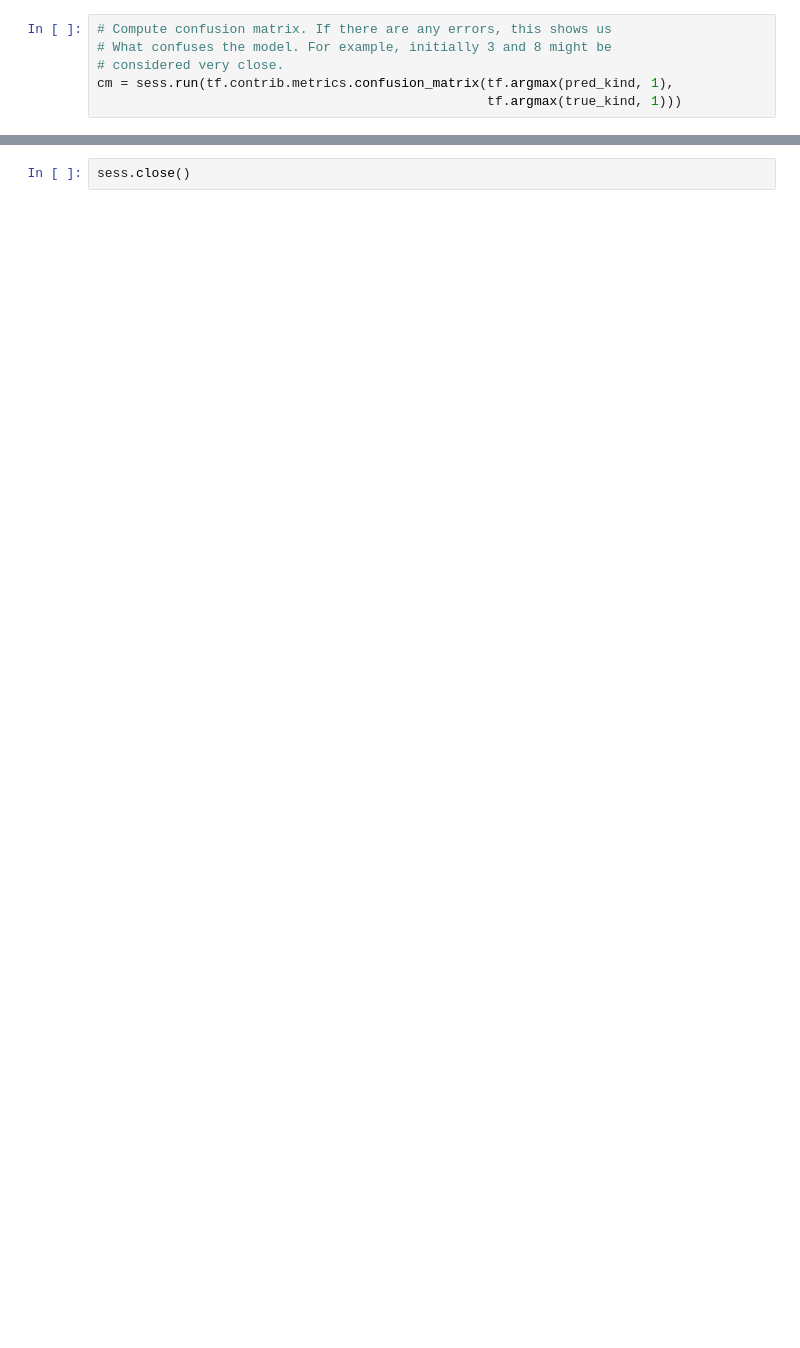
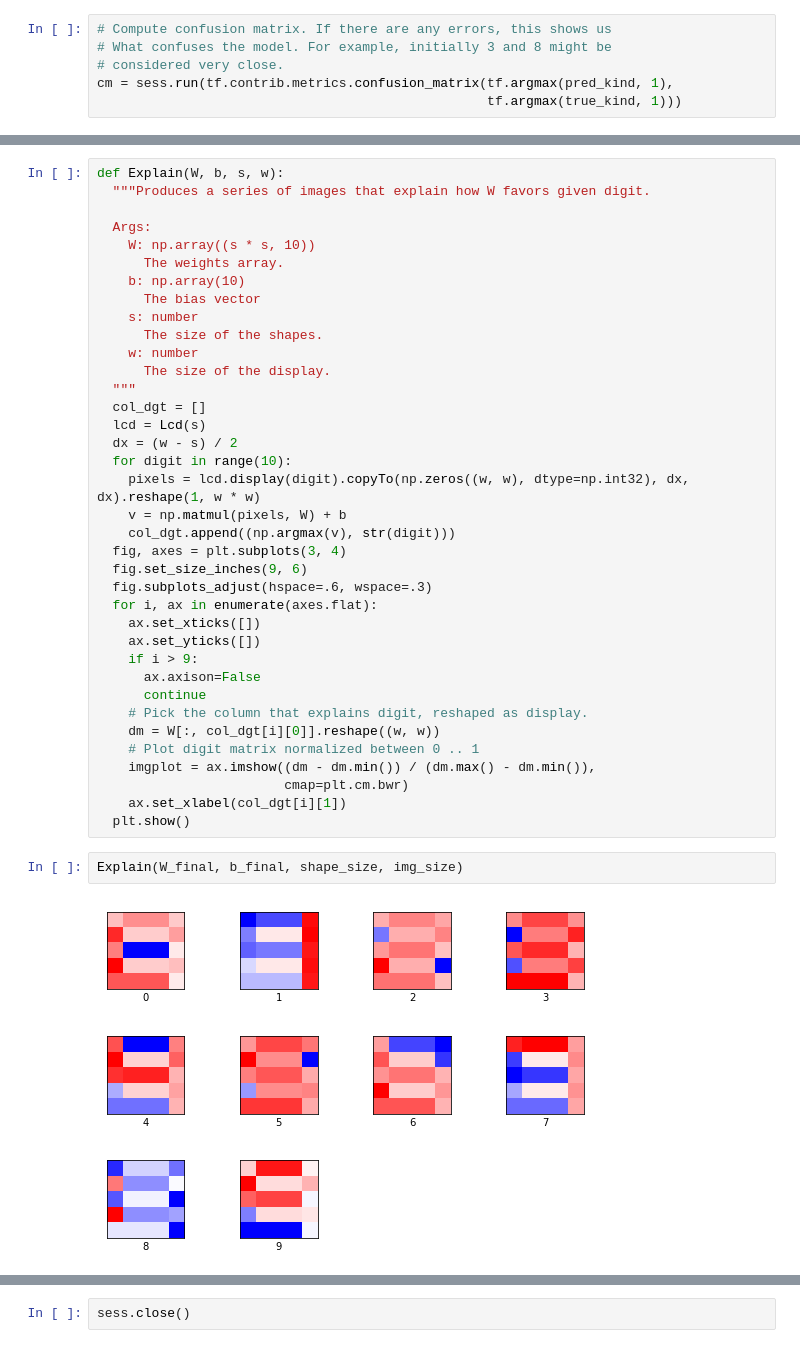
Before and after one commit to sentimos/lcd, a Jupyter notebook: linreg.ipynb, the cells around one changed output, grey strips where cells are left out. Saved outputs shown, nothing was run; the diff lists cells and outputs as text; blank space fills up the shorter version.

```diff
--- a/linreg.ipynb
+++ b/linreg.ipynb
@@ -296,0 +325,41 @@ cm = sess.run(tf.contrib.metrics.confusion_matrix(tf.argmax(pred_kind, 1),
+# %%
+def Explain(W, b, s, w):
+  """Produces a series of images that explain how W favors given digit.
+
+  Args:
+    W: np.array((s * s, 10))
+      The weights array.
+    b: np.array(10)
+      The bias vector
+    s: number
+      The size of the shapes.
+    w: number
+      The size of the display.
+  """
+  col_dgt = []
+  lcd = Lcd(s)
+  dx = (w - s) / 2
+  for digit in range(10):
+    pixels = lcd.display(digit).copyTo(np.zeros((w, w), dtype=np.int32), dx, dx).reshape(1, w * w)
+    v = np.matmul(pixels, W) + b
+    col_dgt.append((np.argmax(v), str(digit)))
+  fig, axes = plt.subplots(3, 4)
+  fig.set_size_inches(9, 6)
+  fig.subplots_adjust(hspace=.6, wspace=.3)
+  for i, ax in enumerate(axes.flat):
+    ax.set_xticks([])
+    ax.set_yticks([])
+    if i > 9:
+      ax.axison=False
+      continue
+    # Pick the column that explains digit, reshaped as display.
+    dm = W[:, col_dgt[i][0]].reshape((w, w))
+    # Plot digit matrix normalized between 0 .. 1
+    imgplot = ax.imshow((dm - dm.min()) / (dm.max() - dm.min()),
+                        cmap=plt.cm.bwr)
+    ax.set_xlabel(col_dgt[i][1])
+  plt.show()
+# %%
+Explain(W_final, b_final, shape_size, img_size)
+# %% [output]
+[figure, added]
```
Also changed, not shown: parts of 23 cells of this notebook.
